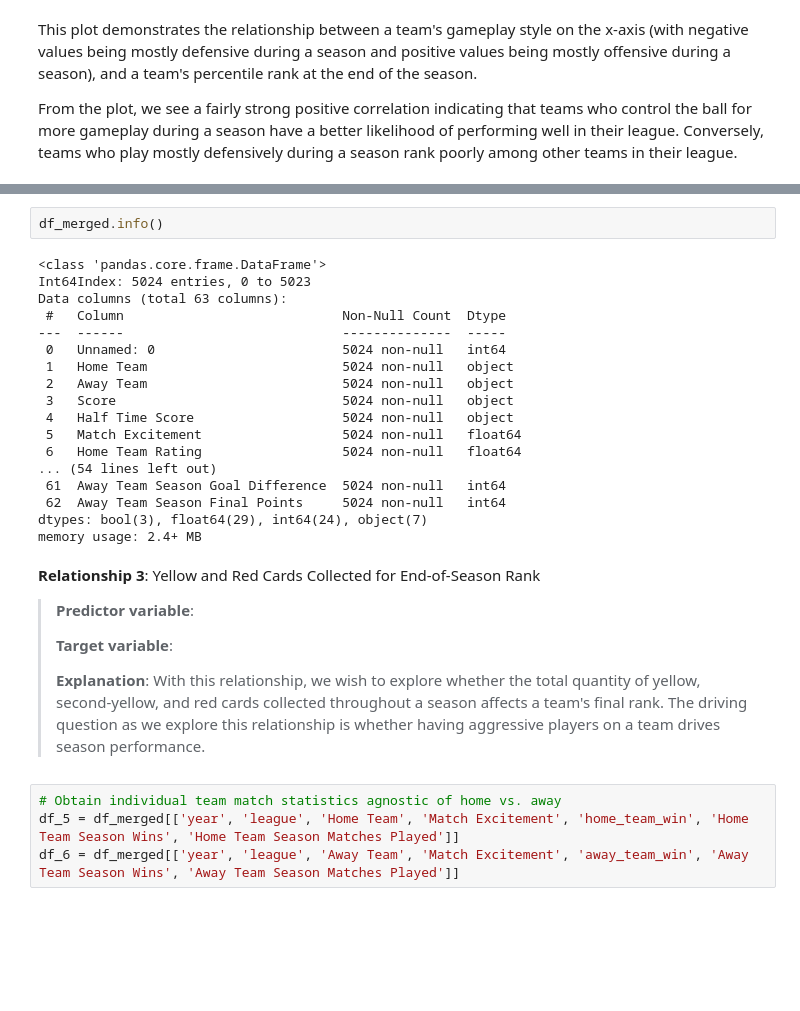
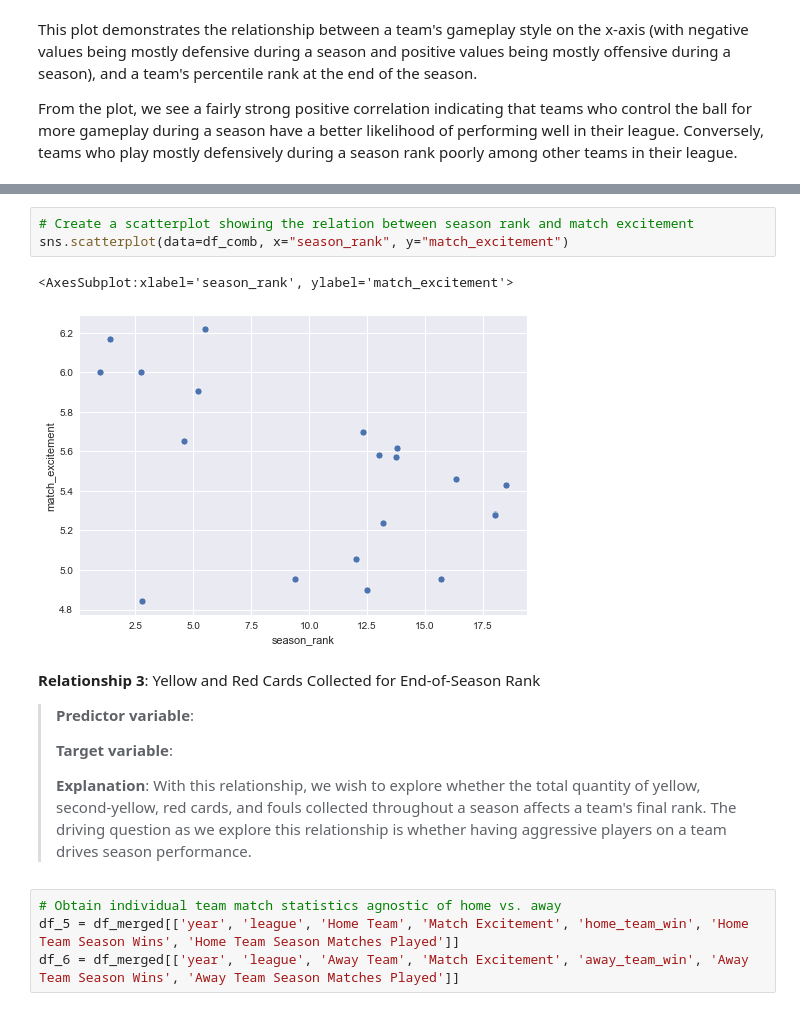
Before and after one commit to sofiamurillosanchez/CS5394-Project2, a Jupyter notebook: Project02.ipynb, the cells around one changed output, grey strips where cells are left out. Drawn from its saved outputs; the diff is of its cells as text; blank space fills up the shorter version.

```diff
--- a/Project02.ipynb
+++ b/Project02.ipynb
@@ -709,23 +720,9 @@ df_comb.head()
-# %%
-df_merged.info()
-# %% [output]
-<class 'pandas.core.frame.DataFrame'>
-Int64Index: 5024 entries, 0 to 5023
-Data columns (total 63 columns):
- #   Column                            Non-Null Count  Dtype
----  ------                            --------------  -----
- 0   Unnamed: 0                        5024 non-null   int64
- 1   Home Team                         5024 non-null   object
- 2   Away Team                         5024 non-null   object
- 3   Score                             5024 non-null   object
- 4   Half Time Score                   5024 non-null   object
- 5   Match Excitement                  5024 non-null   float64
- 6   Home Team Rating                  5024 non-null   float64
-... (54 lines left out)
- 61  Away Team Season Goal Difference  5024 non-null   int64
- 62  Away Team Season Final Points     5024 non-null   int64
-dtypes: bool(3), float64(29), int64(24), object(7)
-memory usage: 2.4+ MB
+# %%
+# Create a scatterplot showing the relation between season rank and match excitement
+sns.scatterplot(data=df_comb, x="season_rank", y="match_excitement")
+# %% [output]
+<AxesSubplot:xlabel='season_rank', ylabel='match_excitement'>
+[figure, added]
 # %% [markdown]
 **Relationship 3**: Yellow and Red Cards Collected for End-of-Season Rank
 
@@ -733,7 +730,7 @@ memory usage: 2.4+ MB
 >
 > **Target variable**:
 >
-> **Explanation**: With this relationship, we wish to explore whether the total quantity of yellow, second-yellow, and red cards collected throughout a season affects a team's final rank. The driving question as we explore this relationship is whether having aggressive players on a team drives season
+> **Explanation**: With this relationship, we wish to explore whether the total quantity of yellow, second-yellow, red cards, and fouls collected throughout a season affects a team's final rank. The driving question as we explore this relationship is whether having aggressive players on a team drives season
 performance.
 # %%
 # Obtain individual team match statistics agnostic of home vs. away
```
Also changed, not shown: parts of 2 cells of this notebook.
